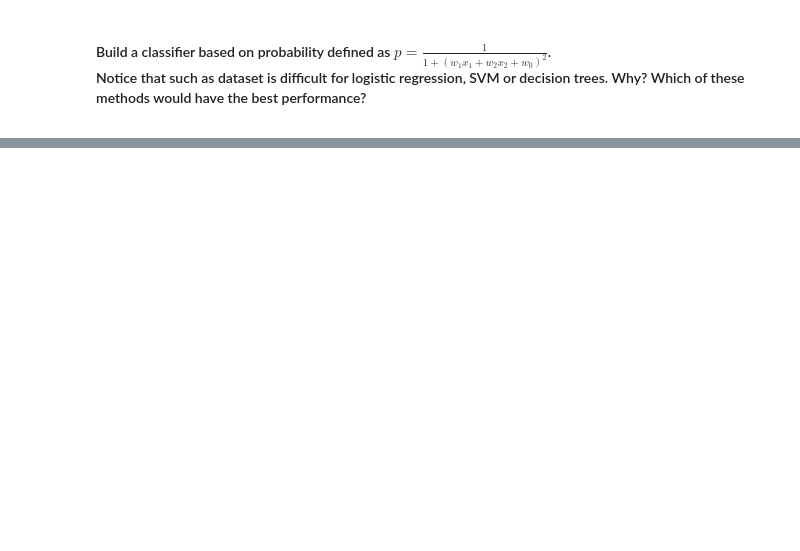
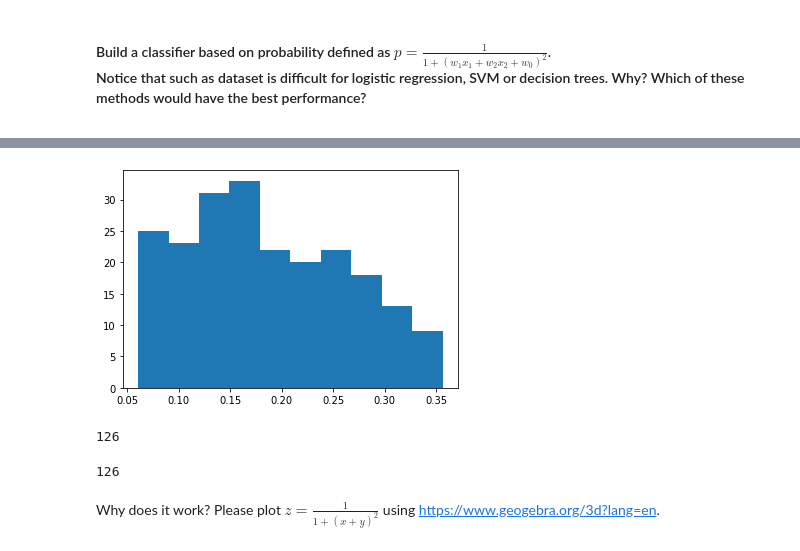
Before and after one commit to adkwazar/current, a Jupyter notebook: revision.ipynb, the cells around one changed output, grey strips where cells are left out. Drawn from its saved outputs; the diff is of its cells as text; code cells hidden in the pictures; blank space fills up the shorter version.

```diff
--- a/revision.ipynb
+++ b/revision.ipynb
@@ -95,0 +274,15 @@ Notice that such as dataset is difficult for logistic regression, SVM or decisio
+# %%
+plt.hist([t.predict_p([-0.01933373,  0.01993096, -0.01639577],X2[i]) for i in range(len(X2))])
+plt.show()
+# %% [output]
+[figure, added]
+# %%
+len(y_test)
+# %% [output]
+126
+# %%
+sum(y_test == [1 if t.predict_p([-0.01933373,  0.01993096, -0.01639577],X_test[i])>0.5 else 0 for i in range(len(y_test))])
+# %% [output]
+126
+# %% [markdown]
+Why does it work? Please plot $z=\frac{1}{1+(x+y)^2}$ using https://www.geogebra.org/3d?lang=en.
```
Also changed, not shown: parts of 28 cells of this notebook.
